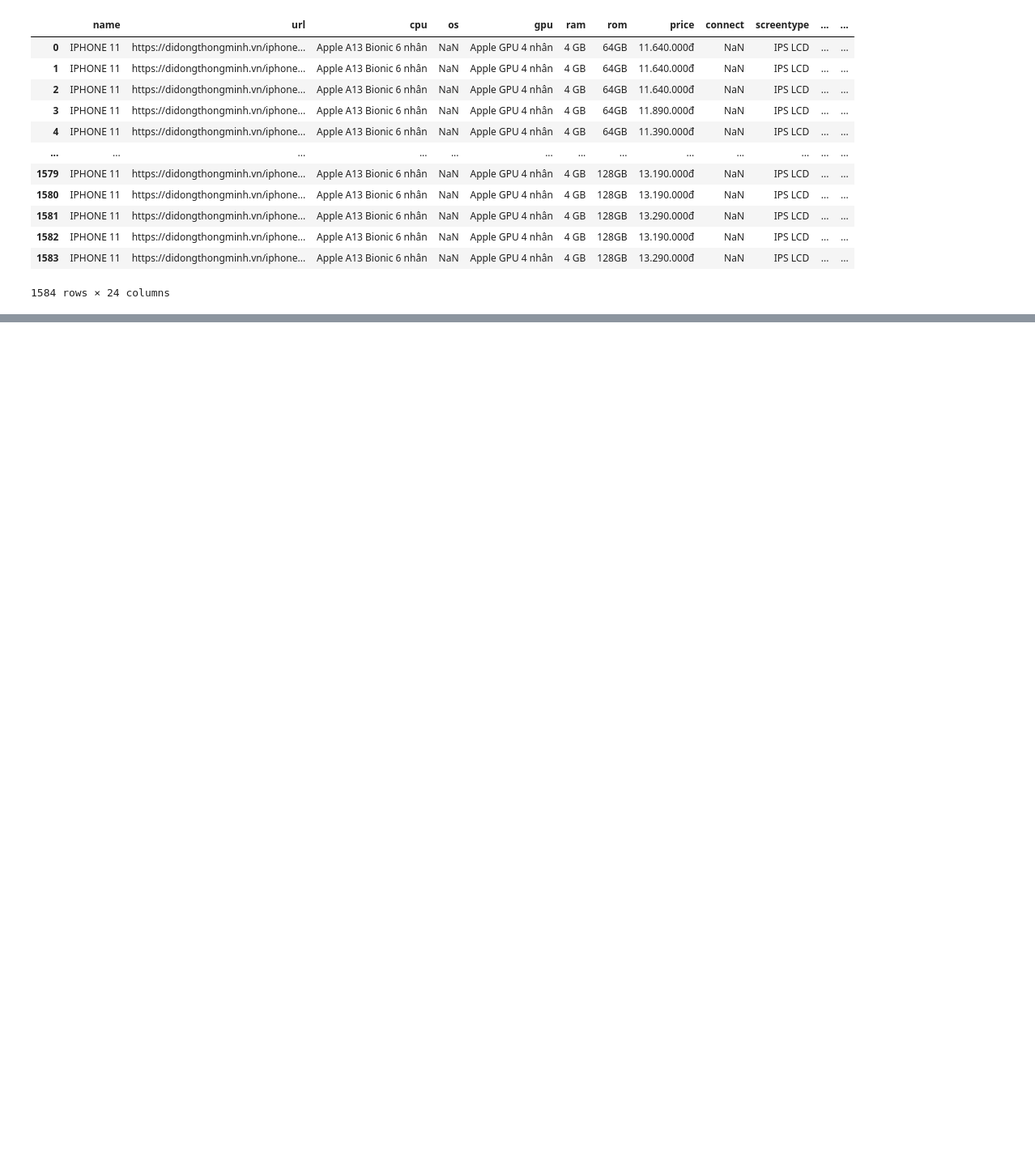
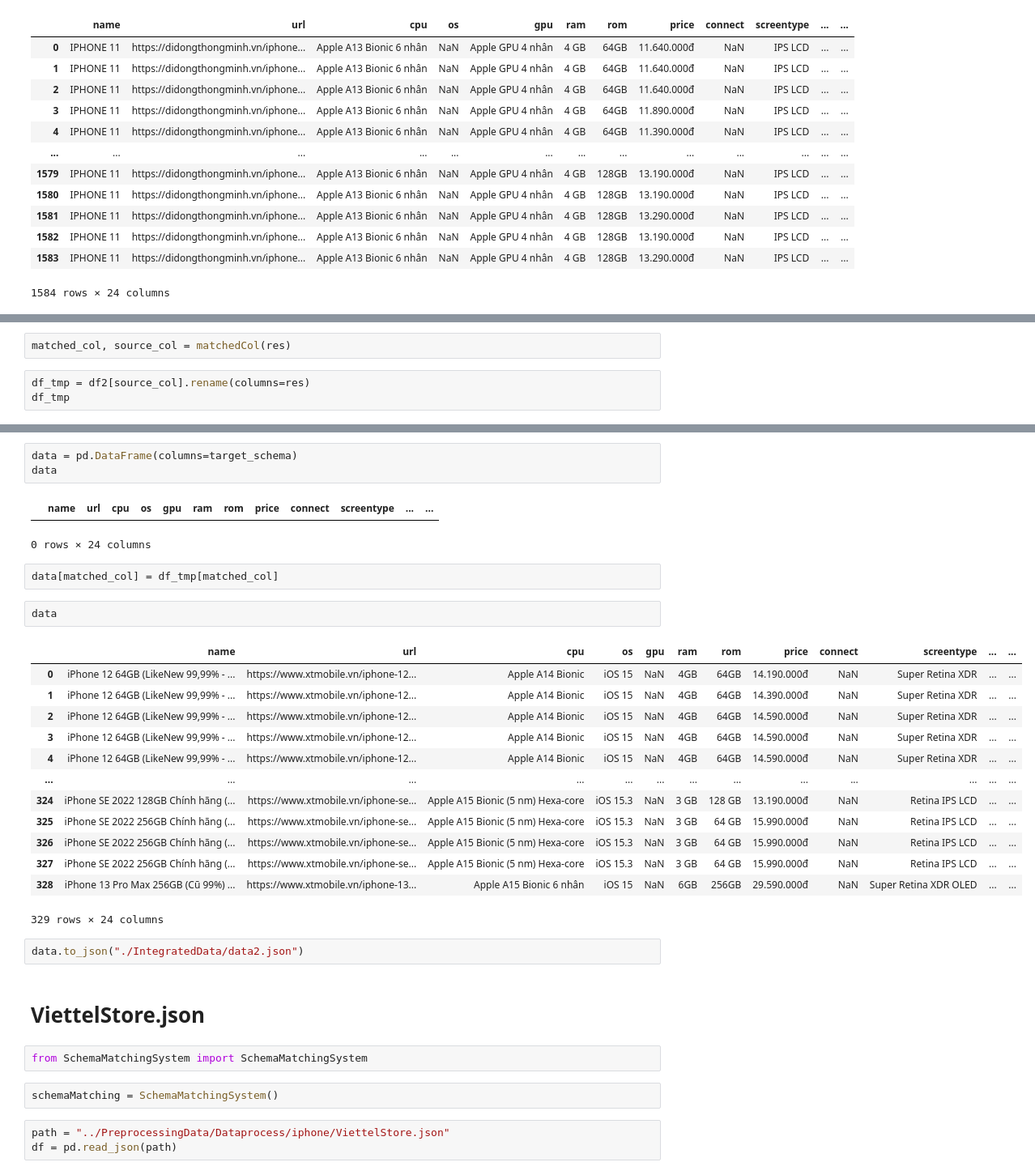
Before and after one commit to Thang-ND/Data-Integration-20212, a Jupyter notebook: SchemaMatching/schema_matching.ipynb, the cells around one changed output, grey strips where cells are left out. Shown at 81% size. Drawn from its saved outputs; the diff is of its cells as text; blank space fills up the shorter version.

Commit message:
schema matching

```diff
--- a/SchemaMatching/schema_matching.ipynb
+++ b/SchemaMatching/schema_matching.ipynb
@@ -243,0 +335,5 @@ data
+# %%
+matched_col, source_col = matchedCol(res)
+# %%
+df_tmp = df2[source_col].rename(columns=res)
+df_tmp
@@ -243,0 +354,35 @@ data
+# %%
+data = pd.DataFrame(columns=target_schema)
+data
+# %% [output]
+|  | name | url | cpu | os | gpu | ram | rom | price | connect | screentype | ... | ... |
+0 rows × 24 columns
+# %%
+data[matched_col] = df_tmp[matched_col]
+# %%
+data
+# %% [output]
+|  | name | url | cpu | os | gpu | ram | rom | price | connect | screentype | ... | ... |
+| 0 | iPhone 12 64GB (LikeNew 99,99% - ... | https://www.xtmobile.vn/iphone-12... | Apple A14 Bionic | iOS 15 | NaN | 4GB | 64GB | 14.190.000đ | NaN | Super Retina XDR | ... | ... |
+| 1 | iPhone 12 64GB (LikeNew 99,99% - ... | https://www.xtmobile.vn/iphone-12... | Apple A14 Bionic | iOS 15 | NaN | 4GB | 64GB | 14.390.000đ | NaN | Super Retina XDR | ... | ... |
+| 2 | iPhone 12 64GB (LikeNew 99,99% - ... | https://www.xtmobile.vn/iphone-12... | Apple A14 Bionic | iOS 15 | NaN | 4GB | 64GB | 14.590.000đ | NaN | Super Retina XDR | ... | ... |
+| 3 | iPhone 12 64GB (LikeNew 99,99% - ... | https://www.xtmobile.vn/iphone-12... | Apple A14 Bionic | iOS 15 | NaN | 4GB | 64GB | 14.590.000đ | NaN | Super Retina XDR | ... | ... |
+| 4 | iPhone 12 64GB (LikeNew 99,99% - ... | https://www.xtmobile.vn/iphone-12... | Apple A14 Bionic | iOS 15 | NaN | 4GB | 64GB | 14.590.000đ | NaN | Super Retina XDR | ... | ... |
+| ... | ... | ... | ... | ... | ... | ... | ... | ... | ... | ... | ... | ... |
+| 324 | iPhone SE 2022 128GB Chính hãng (... | https://www.xtmobile.vn/iphone-se... | Apple A15 Bionic (5 nm) Hexa-core | iOS 15.3 | NaN | 3 GB | 128 GB | 13.190.000đ | NaN | Retina IPS LCD | ... | ... |
+| 325 | iPhone SE 2022 256GB Chính hãng (... | https://www.xtmobile.vn/iphone-se... | Apple A15 Bionic (5 nm) Hexa-core | iOS 15.3 | NaN | 3 GB | 64 GB | 15.990.000đ | NaN | Retina IPS LCD | ... | ... |
+| 326 | iPhone SE 2022 256GB Chính hãng (... | https://www.xtmobile.vn/iphone-se... | Apple A15 Bionic (5 nm) Hexa-core | iOS 15.3 | NaN | 3 GB | 64 GB | 15.990.000đ | NaN | Retina IPS LCD | ... | ... |
+| 327 | iPhone SE 2022 256GB Chính hãng (... | https://www.xtmobile.vn/iphone-se... | Apple A15 Bionic (5 nm) Hexa-core | iOS 15.3 | NaN | 3 GB | 64 GB | 15.990.000đ | NaN | Retina IPS LCD | ... | ... |
+| 328 | iPhone 13 Pro Max 256GB (Cũ 99%) ... | https://www.xtmobile.vn/iphone-13... | Apple A15 Bionic 6 nhân | iOS 15 | NaN | 6GB | 256GB | 29.590.000đ | NaN | Super Retina XDR OLED | ... | ... |
+329 rows × 24 columns
+# %%
+data.to_json("./IntegratedData/data2.json")
+# %% [markdown]
+# ViettelStore.json
+# %%
+from SchemaMatchingSystem import SchemaMatchingSystem
+# %%
+schemaMatching = SchemaMatchingSystem()
+# %%
+path = "../PreprocessingData/Dataprocess/iphone/ViettelStore.json"
+df = pd.read_json(path)
```
Also changed, not shown: parts of 14 cells of this notebook, 36 other files.
